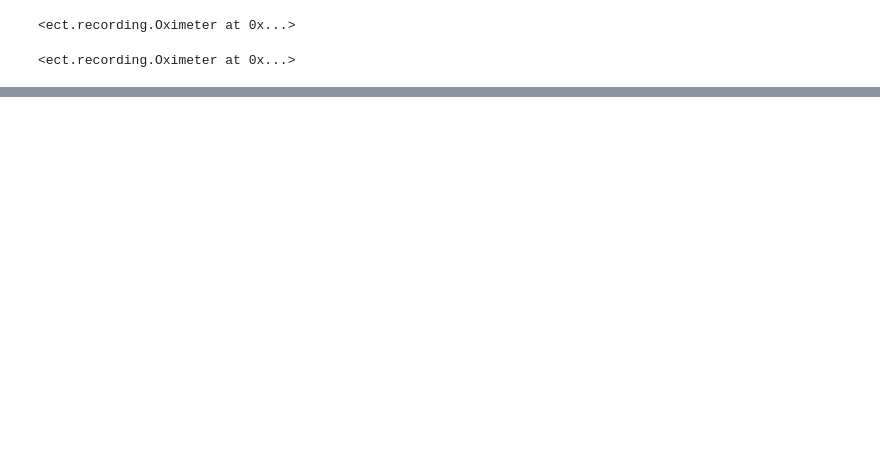
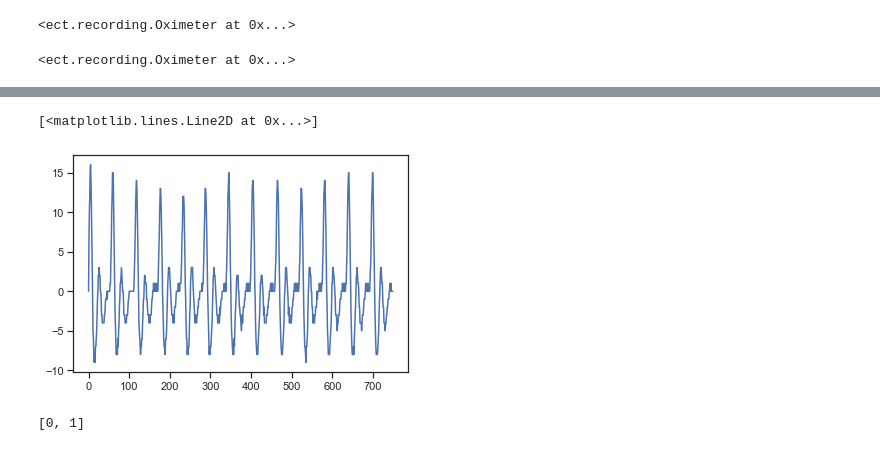
Before and after one commit to embodied-computation-group/systole, a Jupyter notebook: Examples/Recording.ipynb, the cells around one changed output, grey strips where cells are left out. Drawn from its saved outputs; the diff is of its cells as text; code cells hidden in the pictures; blank space fills up the shorter version.

Commit message:
better peak detection

```diff
--- a/Examples/Recording.ipynb
+++ b/Examples/Recording.ipynb
@@ -26,0 +26,9 @@ NameError: name 'plt' is not defined
+# %%
+plt.plot(oxi.diff)
+# %% [output]
+[<matplotlib.lines.Line2D at 0x...>]
+[figure, added]
+# %%
+oxi.peaks[-15:]
+# %% [output]
+[0, 1]
```
Also changed, not shown: parts of 2 cells of this notebook, 4 other files.
